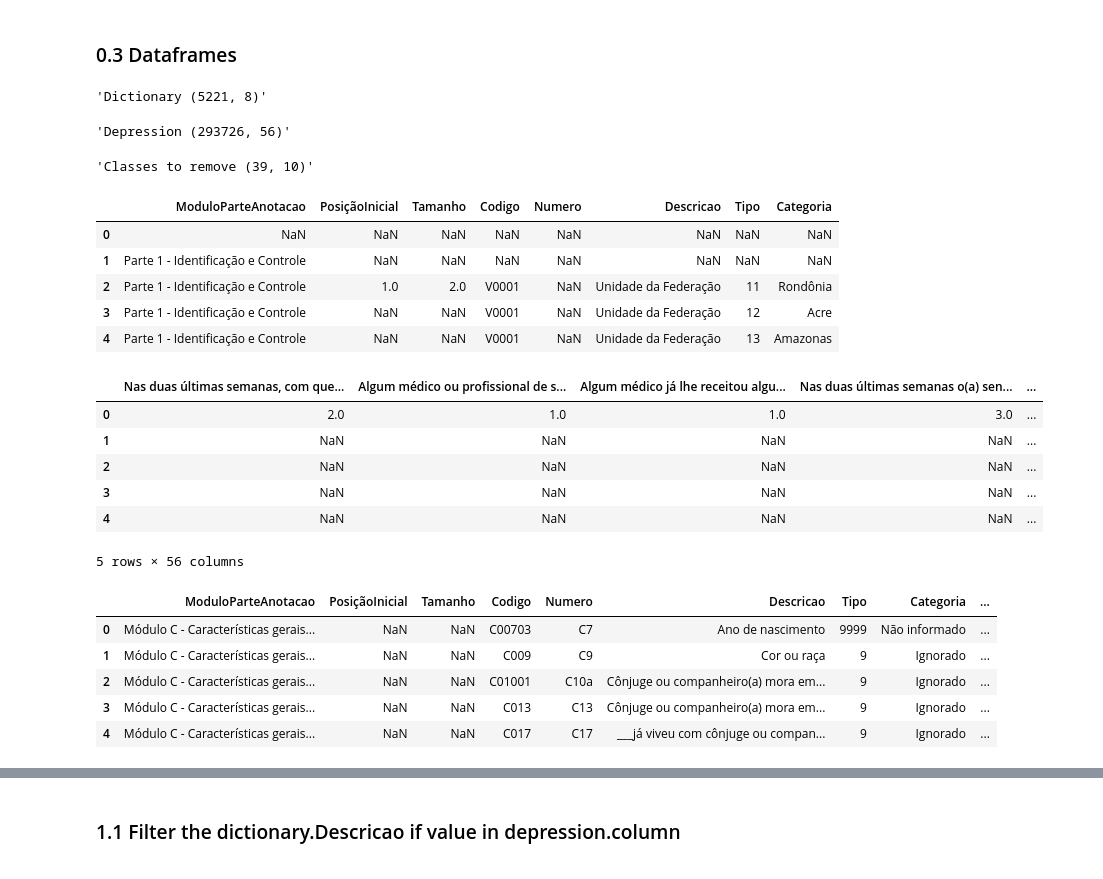
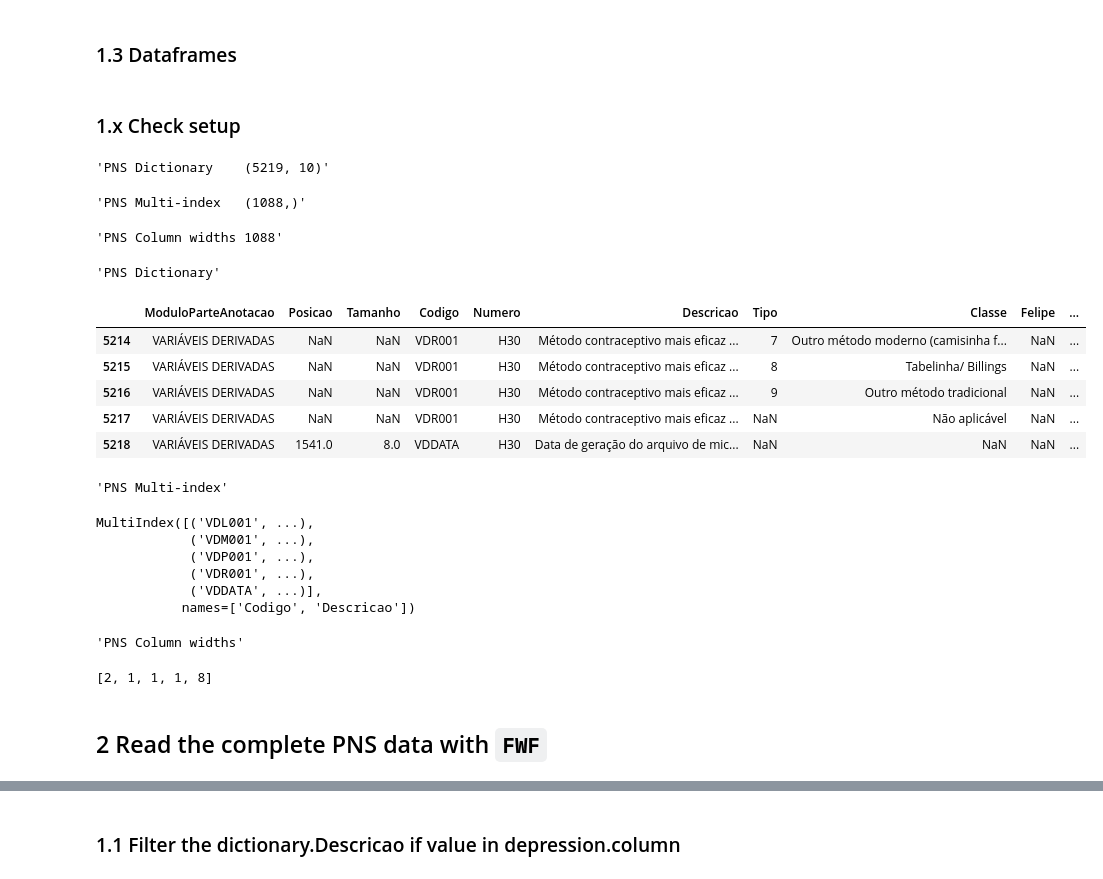
Before and after one commit to feed0/depressao-ibge-pns, a Jupyter notebook: src/3-depression/depression.ipynb, the cells around one changed output, grey strips where cells are left out. Drawn from its saved outputs; the diff is of its cells as text; code cells hidden in the pictures.

Commit message:
set up the multi-index correctly on the PNS_2019 dataframe.

```diff
--- a/src/3-depression/depression.ipynb
+++ b/src/3-depression/depression.ipynb
@@ -10,46 +15,52 @@ import numpy as np
 # %%
-dictionary_path = '../data/pns-dictionary.csv'
-depression_path = '../data/depression.csv'
-classes_to_remove = '../data/classes-to-remove.csv'
+pns_dictionary_path      = '/workspaces/depressao-ibge-pns/data/pns-dictionary.csv'
+pns_multi_index_path     = '/workspaces/depressao-ibge-pns/data/pns-multi-index.csv'
+pns_column_widths_path   = '/workspaces/depressao-ibge-pns/data/pns-column-widths.txt'
+pns_2019_path            = '/workspaces/depressao-ibge-pns/data/pns-original/pns-2019.txt'
 # %% [markdown]
-### 0.3 Dataframes
+### 1.3 Dataframes
 # %%
-dictionary: pd.DataFrame = pd.read_csv(dictionary_path)
-depression: pd.DataFrame = pd.read_csv(depression_path)
-classes_to_remove: pd.DataFrame = pd.read_csv(classes_to_remove)
+PNS_DICTIONARY: pd.DataFrame      = pd.read_csv(pns_dictionary_path)
+
+df_multi = pd.read_csv(pns_multi_index_path)
+PNS_MULTI_INDEX: pd.MultiIndex = pd.MultiIndex.from_frame(df_multi)
+
+with open(pns_column_widths_path, "r") as file:
+    PNS_COLUMN_WIDTHS: list[int] = [int(x) for x in file.read().split()]
+# %% [markdown]
+### 1.x Check setup
 # %%
 display(
-    f"Dictionary {dictionary.shape}",
-    f"Depression {depression.shape}",
-    f"Classes to remove {classes_to_remove.shape}"
+    f"PNS Dictionary    {PNS_DICTIONARY.shape}",
+    f"PNS Multi-index   {PNS_MULTI_INDEX.shape}",
+    f"PNS Column widths {len(PNS_COLUMN_WIDTHS)}",
 )
 # %% [output]
-'Dictionary (5221, 8)'
+'PNS Dictionary    (5219, 10)'
-'Depression (293726, 56)'
+'PNS Multi-index   (1088,)'
-'Classes to remove (39, 10)'
+'PNS Column widths 1088'
 # %%
 display(
-    dictionary.head(),
-    depression.head(),
-    classes_to_remove.head()
+    f"PNS Dictionary", PNS_DICTIONARY.tail(),
+    f"PNS Multi-index", PNS_MULTI_INDEX[-5:],
+    f"PNS Column widths", PNS_COLUMN_WIDTHS[len(PNS_COLUMN_WIDTHS)-5:]
 )
 # %% [output]
+'PNS Dictionary'
-|  | ModuloParteAnotacao | PosiçãoInicial | Tamanho | Codigo | Numero | Descricao | Tipo | Categoria |
-| 0 | NaN | NaN | NaN | NaN | NaN | NaN | NaN | NaN |
-| 1 | Parte 1 - Identificação e Controle | NaN | NaN | NaN | NaN | NaN | NaN | NaN |
-| 2 | Parte 1 - Identificação e Controle | 1.0 | 2.0 | V0001 | NaN | Unidade da Federação | 11 | Rondônia |
-| 3 | Parte 1 - Identificação e Controle | NaN | NaN | V0001 | NaN | Unidade da Federação | 12 | Acre |
-| 4 | Parte 1 - Identificação e Controle | NaN | NaN | V0001 | NaN | Unidade da Federação | 13 | Amazonas |
+|  | ModuloParteAnotacao | Posicao | Tamanho | Codigo | Numero | Descricao | Tipo | Classe | Felipe | ... |
+| 5214 | VARIÁVEIS DERIVADAS | NaN | NaN | VDR001 | H30 | Método contraceptivo mais eficaz ... | 7 | Outro método moderno (camisinha f... | NaN | ... |
+| 5215 | VARIÁVEIS DERIVADAS | NaN | NaN | VDR001 | H30 | Método contraceptivo mais eficaz ... | 8 | Tabelinha/ Billings | NaN | ... |
+| 5216 | VARIÁVEIS DERIVADAS | NaN | NaN | VDR001 | H30 | Método contraceptivo mais eficaz ... | 9 | Outro método tradicional | NaN | ... |
+| 5217 | VARIÁVEIS DERIVADAS | NaN | NaN | VDR001 | H30 | Método contraceptivo mais eficaz ... | NaN | Não aplicável | NaN | ... |
+| 5218 | VARIÁVEIS DERIVADAS | 1541.0 | 8.0 | VDDATA | H30 | Data de geração do arquivo de mic... | NaN | NaN | NaN | ... |
-|  | Nas duas últimas semanas, com que... | Algum médico ou profissional de s... | Algum médico já lhe receitou algu... | Nas duas últimas semanas o(a) sen... | ... |
-| 0 | 2.0 | 1.0 | 1.0 | 3.0 | ... |
-| 1 | NaN | NaN | NaN | NaN | ... |
-| 2 | NaN | NaN | NaN | NaN | ... |
-| 3 | NaN | NaN | NaN | NaN | ... |
-| 4 | NaN | NaN | NaN | NaN | ... |
-5 rows × 56 columns
-|  | ModuloParteAnotacao | PosiçãoInicial | Tamanho | Codigo | Numero | Descricao | Tipo | Categoria | ... |
-| 0 | Módulo C - Características gerais... | NaN | NaN | C00703 | C7 | Ano de nascimento | 9999 | Não informado | ... |
-| 1 | Módulo C - Características gerais... | NaN | NaN | C009 | C9 | Cor ou raça | 9 | Ignorado | ... |
-| 2 | Módulo C - Características gerais... | NaN | NaN | C01001 | C10a | Cônjuge ou companheiro(a) mora em... | 9 | Ignorado | ... |
-| 3 | Módulo C - Características gerais... | NaN | NaN | C013 | C13 | Cônjuge ou companheiro(a) mora em... | 9 | Ignorado | ... |
-| 4 | Módulo C - Características gerais... | NaN | NaN | C017 | C17 | ___já viveu com cônjuge ou compan... | 9 | Ignorado | ... |
+'PNS Multi-index'
+MultiIndex([('VDL001', ...),
+            ('VDM001', ...),
+            ('VDP001', ...),
+            ('VDR001', ...),
+            ('VDDATA', ...)],
+           names=['Codigo', 'Descricao'])
+'PNS Column widths'
+[2, 1, 1, 1, 8]
+# %% [markdown]
+## 2 Read the complete PNS data with `FWF`
```
Also changed, not shown: parts of 19 cells of this notebook, 1 other file.
